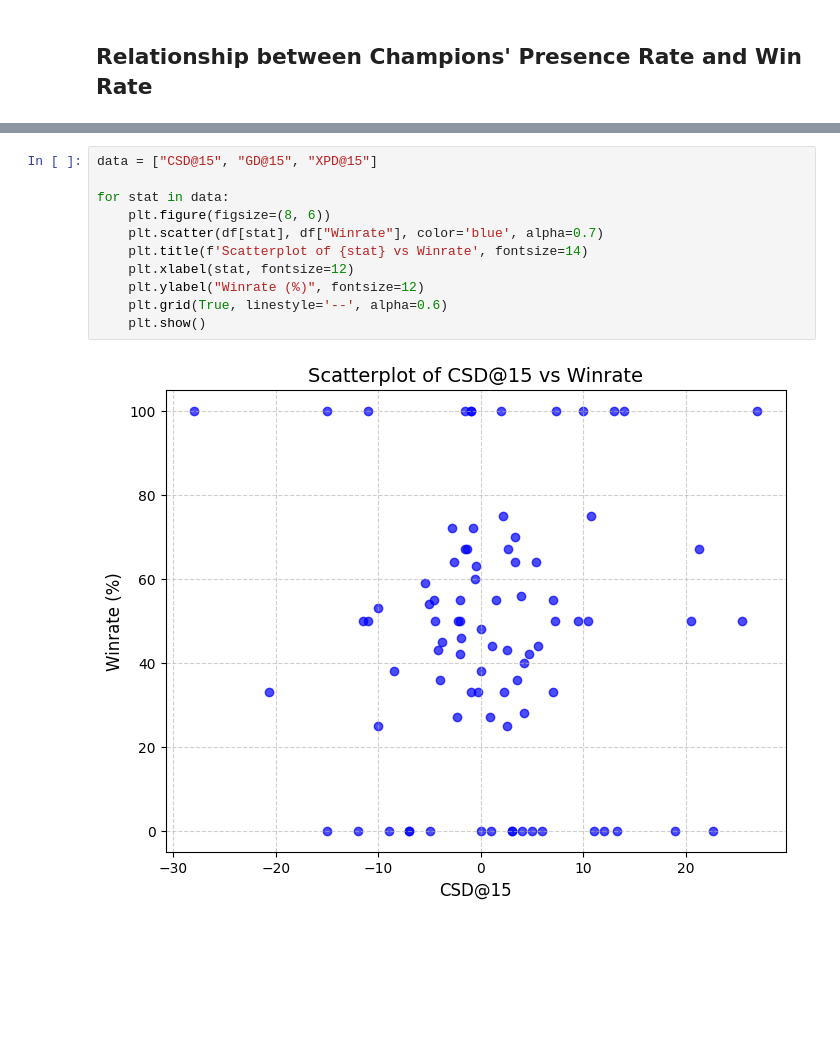
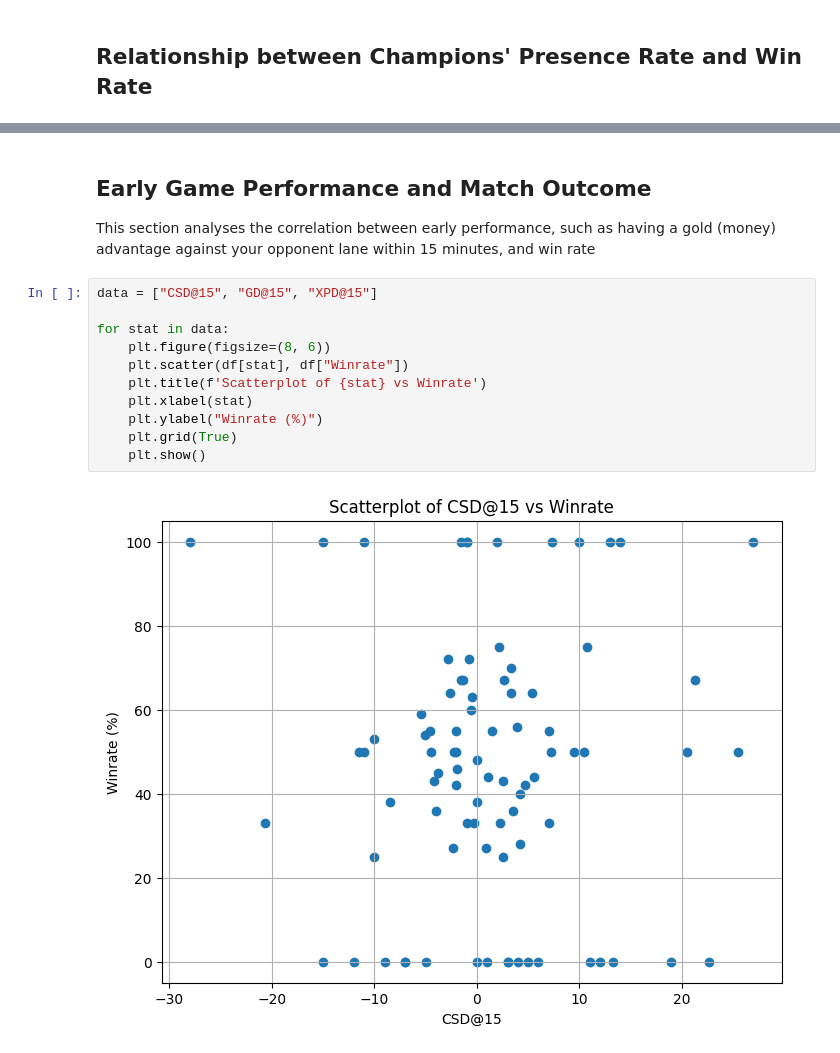
Before and after one commit to jdelreyes/csci-2000u, a Jupyter notebook: main.ipynb, the cells around one changed output, grey strips where cells are left out. Drawn from its saved outputs; the diff is of its cells as text; blank space fills up the shorter version.

```diff
--- a/main.ipynb
+++ b/main.ipynb
@@ -192,13 +159,17 @@ We see that
+# %% [markdown]
+## Early Game Performance and Match Outcome
+
+This section analyses the correlation between early performance, such as having a gold (money) advantage against your opponent lane within 15 minutes, and win rate
 # %%
 data = ["CSD@15", "GD@15", "XPD@15"]
 
 for stat in data:
     plt.figure(figsize=(8, 6))
-    plt.scatter(df[stat], df["Winrate"], color='blue', alpha=0.7)
-    plt.title(f'Scatterplot of {stat} vs Winrate', fontsize=14)
-    plt.xlabel(stat, fontsize=12)
-    plt.ylabel("Winrate (%)", fontsize=12)
-    plt.grid(True, linestyle='--', alpha=0.6)
+    plt.scatter(df[stat], df["Winrate"])
+    plt.title(f'Scatterplot of {stat} vs Winrate')
+    plt.xlabel(stat)
+    plt.ylabel("Winrate (%)")
+    plt.grid(True)
     plt.show()
 # %% [output]
-[figure, old version]
+[figure, new version]
```
Also changed, not shown: parts of 20 cells of this notebook.
